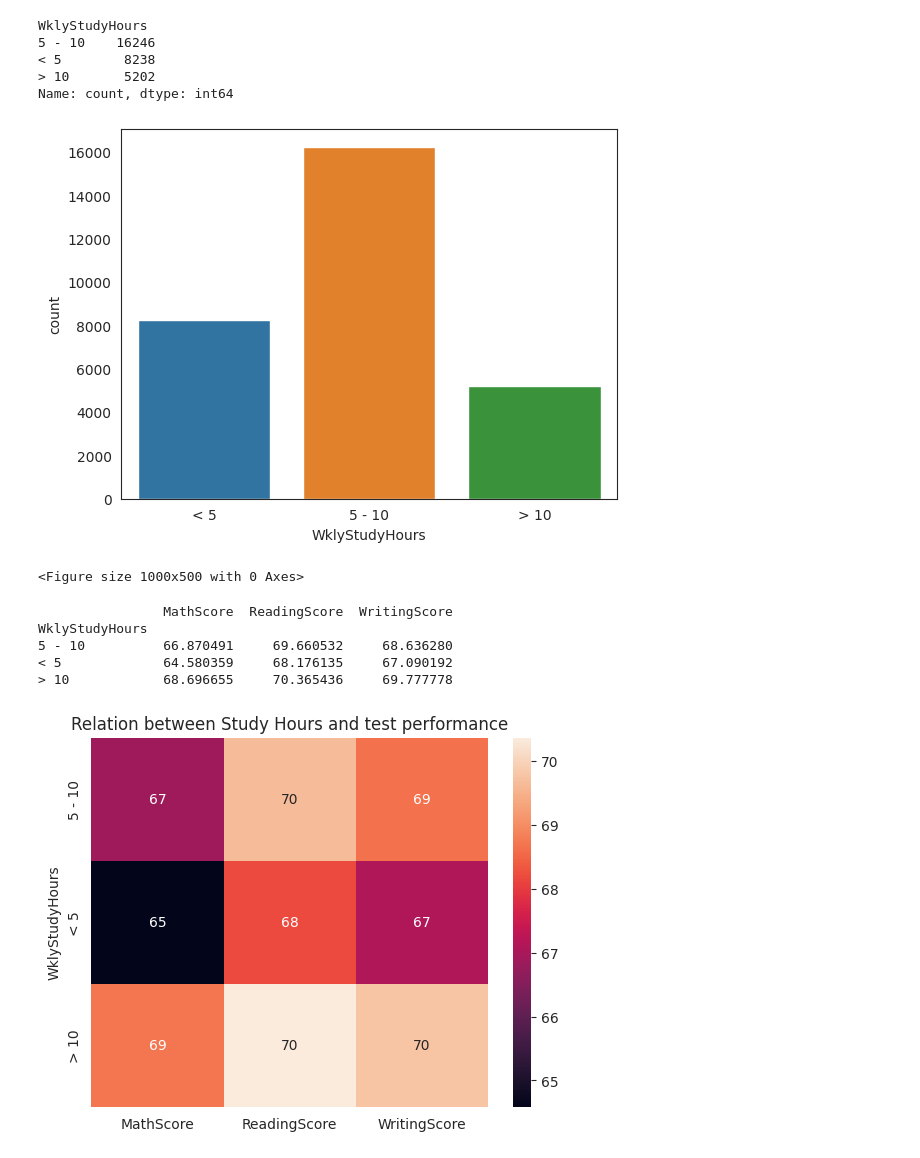
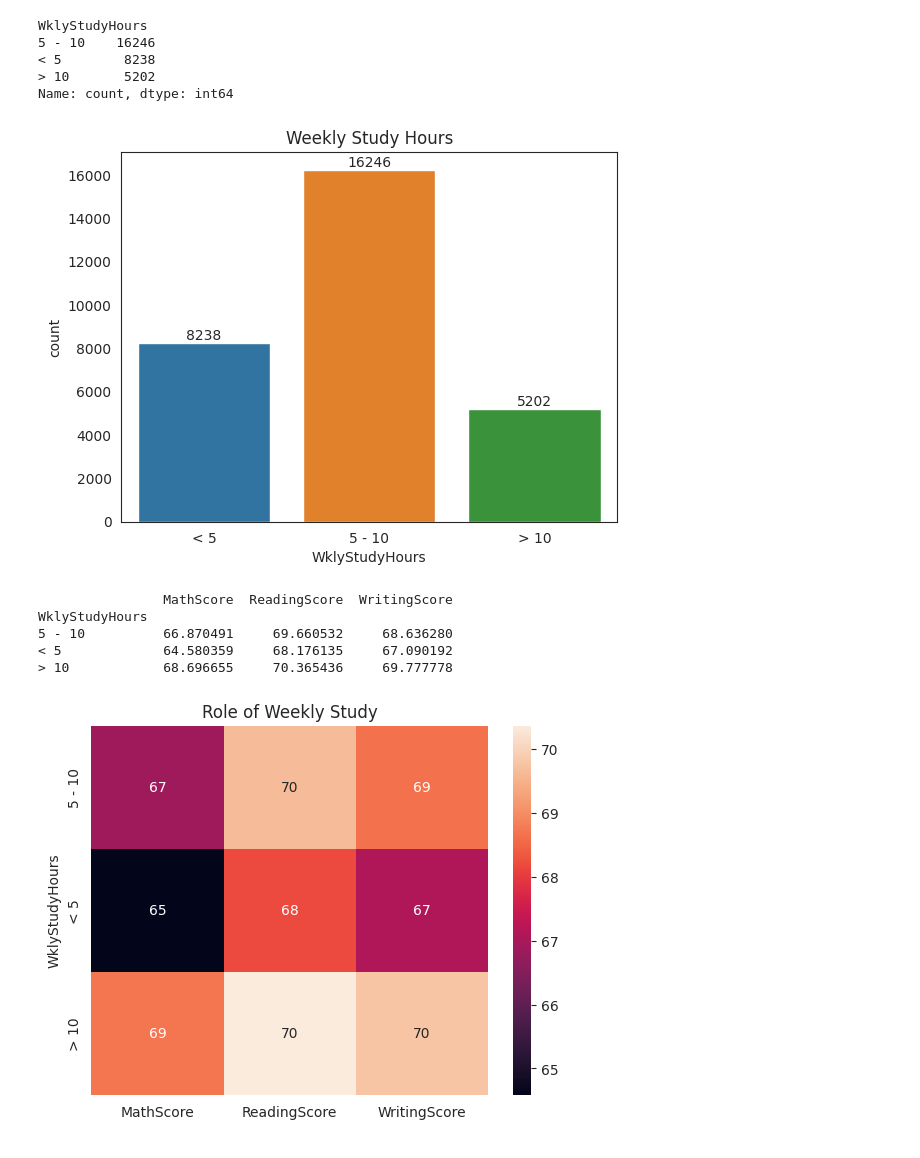
Before and after one commit to HafshaWahab/Students-Test-Scores-Analysis, a Jupyter notebook: students-test-scores-analysis.ipynb, the cells around one changed output. Saved outputs shown, nothing was run; the diff lists cells and outputs as text; code cells hidden in the pictures.

Commit message:
Kaggle Notebook | Students Test Scores Analysis | Version 10

```diff
--- a/students-test-scores-analysis.ipynb
+++ b/students-test-scores-analysis.ipynb
@@ -365,11 +365,12 @@ WklyStudyHours
 Name: count, dtype: int64
 # %%
 ax = sns.countplot(x = 'WklyStudyHours', data = df)
-plt.figure(figsize=(10,5))
+#plt.figure(figsize=(10,5))
+ax.bar_label(ax.containers[0])
+plt.title('Weekly Study Hours')
 plt.show()
 # %% [output]
-[figure, old version]
+[figure, new version]
-<Figure size 1000x500 with 0 Axes>
 # %%
 hours = df.groupby('WklyStudyHours').agg({'MathScore':'mean', 'ReadingScore':'mean', 'WritingScore':'mean'})
 print(hours)
@@ -382,7 +383,7 @@ WklyStudyHours
 # %%
 sns.heatmap(hours, annot = True)
 #plt.figure(figsize=(4,5))
-plt.title('Relation between Study Hours and test performance')
+plt.title('Role of Weekly Study')
 plt.show()
 # %% [output]
-[figure, old version]
+[figure, new version]
```
Also changed, not shown: parts of 7 cells of this notebook.
